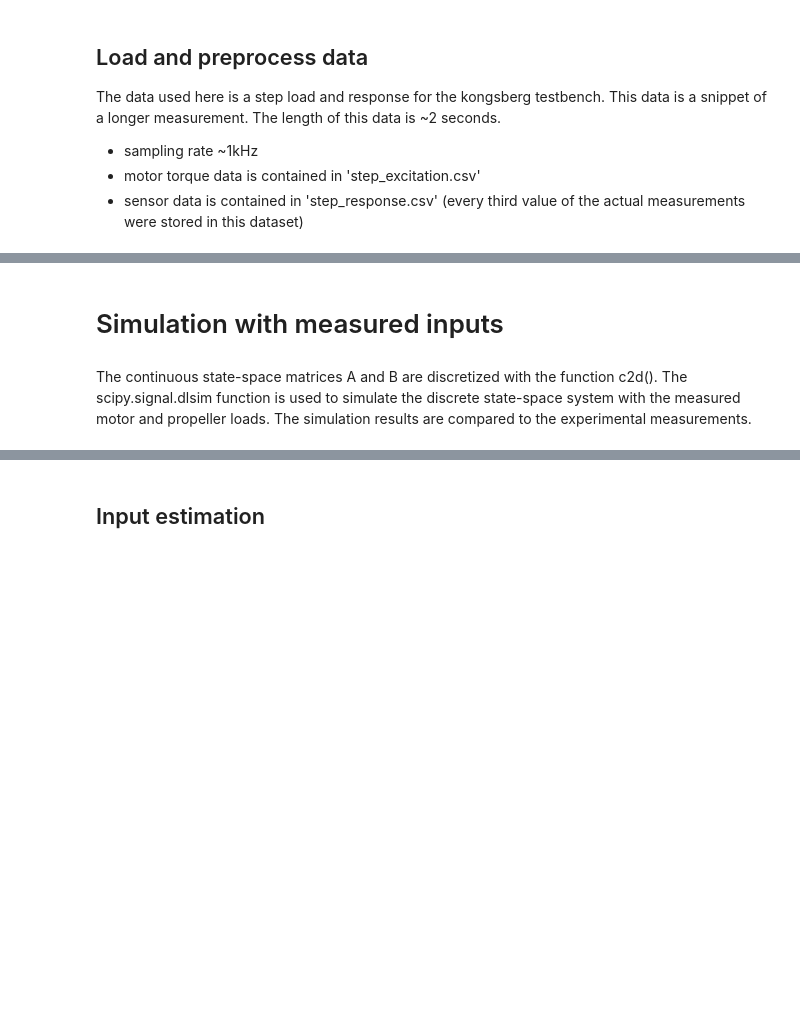
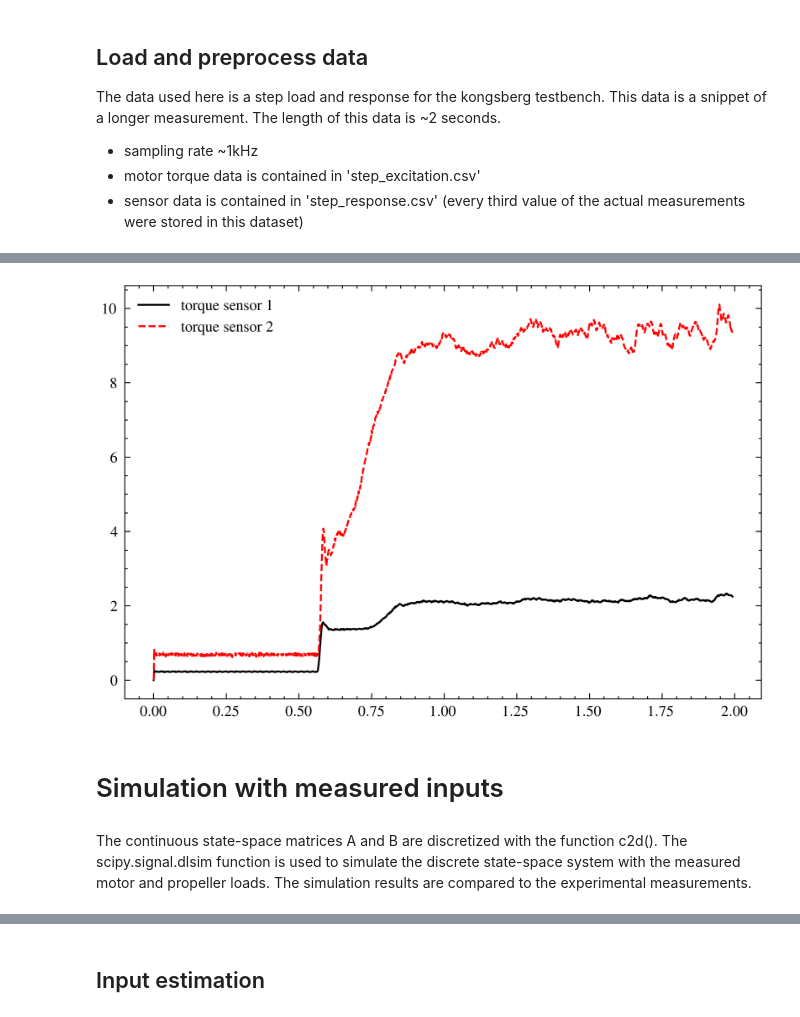
Before and after one commit to urho-h/torque_estimation_masters, a Jupyter notebook: notebooks/cvx/input_estimation_laboratory_measurements_MSSP_model.ipynb, the cells around one changed output, grey strips where cells are left out. Drawn from its saved outputs; the diff is of its cells as text; code cells hidden in the pictures; blank space fills up the shorter version.

```diff
--- a/notebooks/cvx/input_estimation_laboratory_measurements_MSSP_model.ipynb
+++ b/notebooks/cvx/input_estimation_laboratory_measurements_MSSP_model.ipynb
@@ -384,2 +381,9 @@ sensor_data = np.genfromtxt('../../data/step/step_response.csv', delimiter=',')
+# %%
+# time (s) | MotorSpeed (rad/s) | PropellerSpeed (rad/s) | MotorTorque (Nm) | PropellerTorque (Nm)
+motor_data = np.genfromtxt('../../data/step/baseline_500rpm_constant_load_motor.csv', delimiter=',')
+
+# time (s) | enc1_speed (rad/s) | enc2_speed (rad/s) | Torque_transducer1 (Nm) | Torq_transducer2 (Nm)
+sensor_data = np.genfromtxt('../../data/step/baseline_500rpm_constant_load_sensor.csv', delimiter=',')
+# the speed values were calculated from the angular values and timesteps of the encoder data using np.gradient()
 # %%
 t_motor = motor_data[:,0]
@@ -413,6 +414,15 @@ plt.show()
+# %%
+torq1 = sensor_data[:,3]
+torq2 = sensor_data[:,4]
+plt.plot(t_sensor, torq1, label='torque sensor 1')
+plt.plot(t_sensor, torq2, label='torque sensor 2')
+plt.legend()
+plt.show()
+# %% [output]
+[figure, added]
 # %% [markdown]
 # Simulation with measured inputs
-# %% [markdown]
-The continuous state-space matrices A and B are discretized with the function c2d().
-The scipy.signal.dlsim function is used to simulate the discrete state-space system with the measured motor and propeller loads. The simulation results are compared to the experimental measurements.
+# %% [markdown]
+The continuous state-space matrices A and B are discretized with the function c2d().
+The scipy.signal.dlsim function is used to simulate the discrete state-space system with the measured motor and propeller loads. The simulation results are compared to the experimental measurements.
 # %%
```
Also changed, not shown: parts of 44 cells of this notebook, 6 other files.
